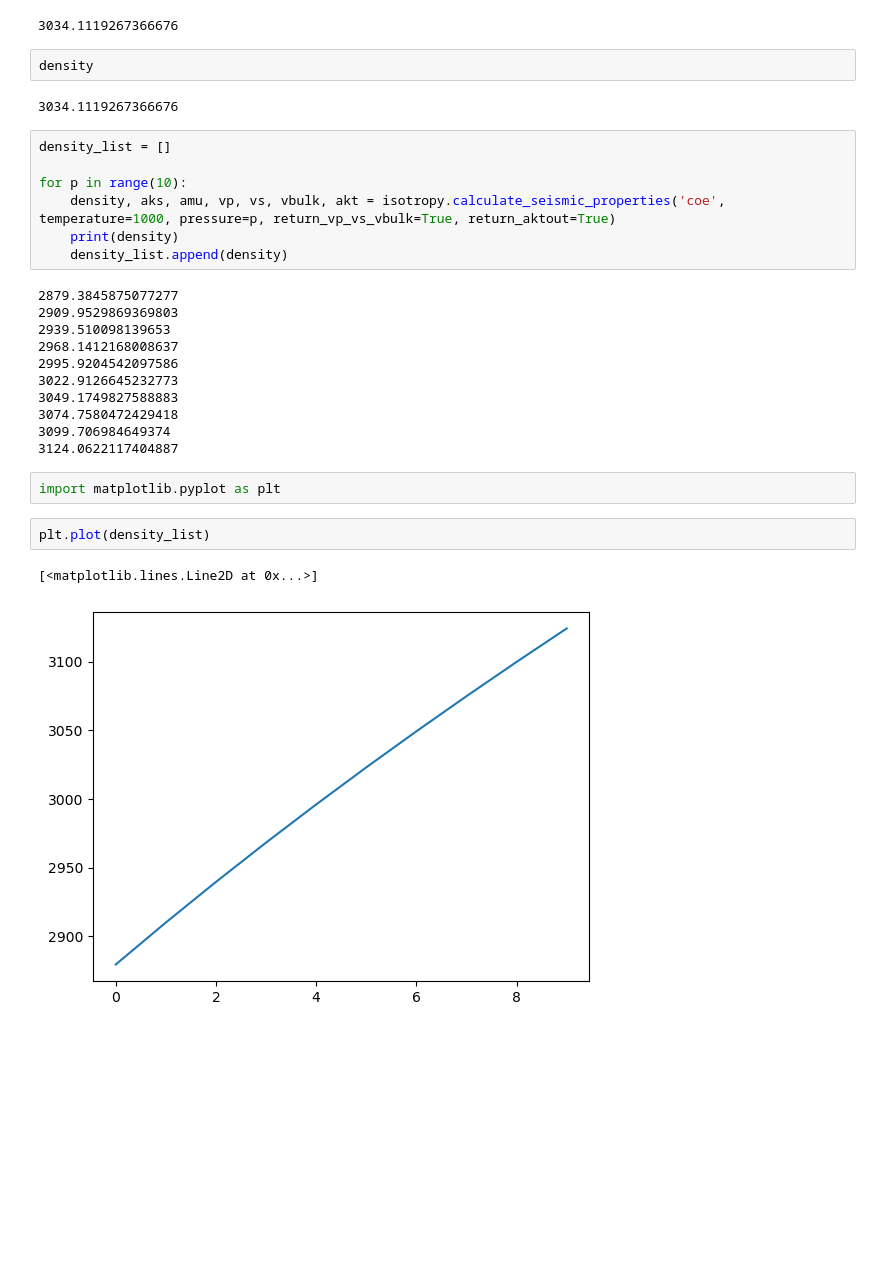
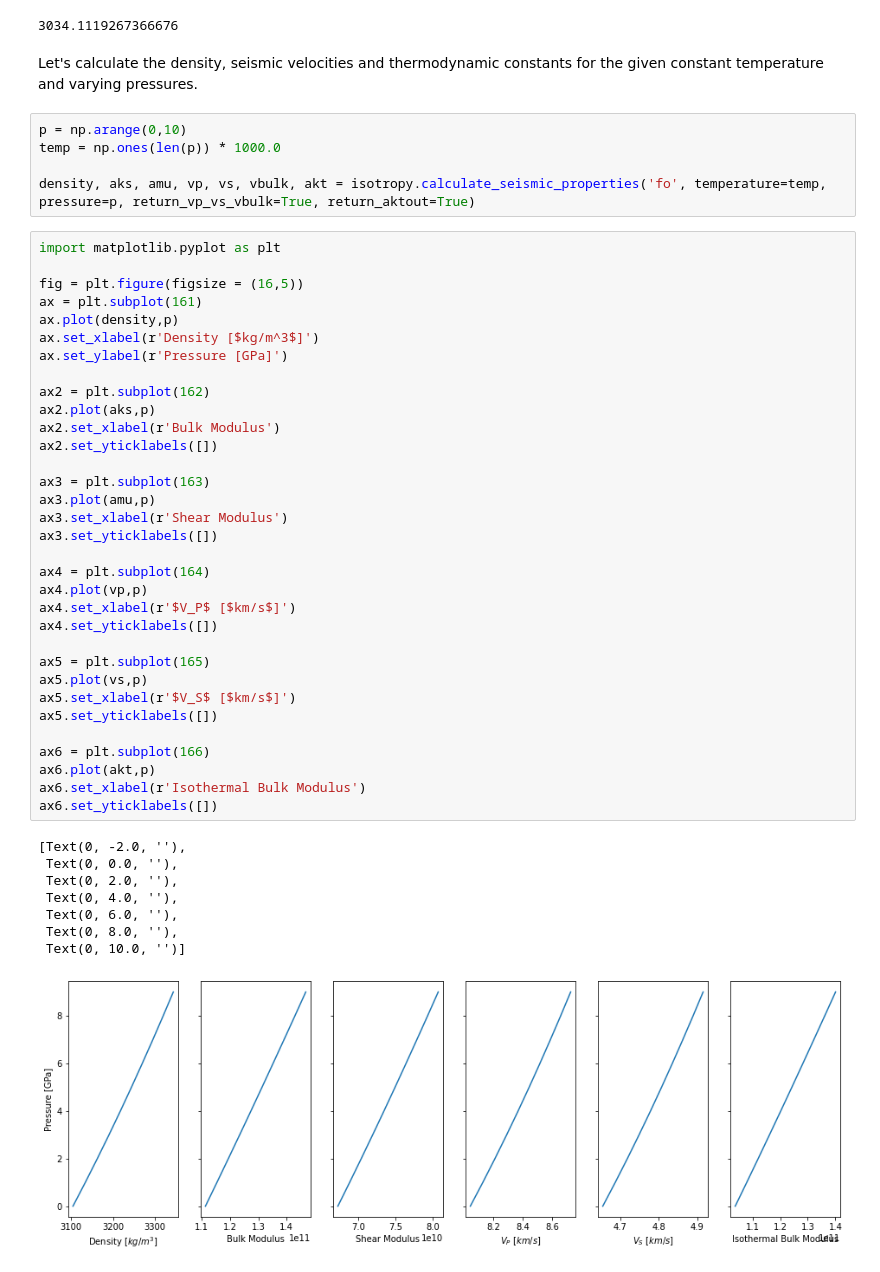
Before and after one commit to utpal-singh/SAnTex, a Jupyter notebook: notebooks/05-Isotropic Velocities.ipynb, the cells around one changed output. Saved outputs shown, nothing was run; the diff lists cells and outputs as text; blank space fills up the shorter version.

```diff
--- a/notebooks/05-Isotropic Velocities.ipynb
+++ b/notebooks/05-Isotropic Velocities.ipynb
@@ -124,32 +125,52 @@ akt
 density
 # %% [output]
 3034.1119267366676
-# %%
-density
-# %% [output]
-3034.1119267366676
+# %% [markdown]
+Let's calculate the density, seismic velocities and thermodynamic constants for the given constant temperature and varying pressures.
 # %%
-density_list = []
+p = np.arange(0,10)
+temp = np.ones(len(p)) * 1000.0
 
-for p in range(10):
-    density, aks, amu, vp, vs, vbulk, akt = isotropy.calculate_seismic_properties('coe', temperature=1000, pressure=p, return_vp_vs_vbulk=True, return_aktout=True)
-    print(density)
-    density_list.append(density)
+density, aks, amu, vp, vs, vbulk, akt = isotropy.calculate_seismic_properties('fo', temperature=temp, pressure=p, return_vp_vs_vbulk=True, return_aktout=True)
-# %% [output]
-2879.3845875077277
-2909.9529869369803
-2939.510098139653
-2968.1412168008637
-2995.9204542097586
-3022.9126645232773
-3049.1749827588883
-3074.7580472429418
-3099.706984649374
-3124.0622117404887
-# %%
-import matplotlib.pyplot as plt
 # %%
-plt.plot(density_list)
+import matplotlib.pyplot as plt
+
+fig = plt.figure(figsize = (16,5))
+ax = plt.subplot(161)
+ax.plot(density,p)
+ax.set_xlabel(r'Density [$kg/m^3$]')
+ax.set_ylabel(r'Pressure [GPa]')
+
+ax2 = plt.subplot(162)
+ax2.plot(aks,p)
+ax2.set_xlabel(r'Bulk Modulus')
+ax2.set_yticklabels([])
+
+ax3 = plt.subplot(163)
+ax3.plot(amu,p)
+ax3.set_xlabel(r'Shear Modulus')
+ax3.set_yticklabels([])
+
+ax4 = plt.subplot(164)
+ax4.plot(vp,p)
+ax4.set_xlabel(r'$V_P$ [$km/s$]')
+ax4.set_yticklabels([])
+
+ax5 = plt.subplot(165)
+ax5.plot(vs,p)
+ax5.set_xlabel(r'$V_S$ [$km/s$]')
+ax5.set_yticklabels([])
+
+ax6 = plt.subplot(166)
+ax6.plot(akt,p)
+ax6.set_xlabel(r'Isothermal Bulk Modulus')
+ax6.set_yticklabels([])
 # %% [output]
-[<matplotlib.lines.Line2D at 0x...>]
+[Text(0, -2.0, ''),
+ Text(0, 0.0, ''),
+ Text(0, 2.0, ''),
+ Text(0, 4.0, ''),
+ Text(0, 6.0, ''),
+ Text(0, 8.0, ''),
+ Text(0, 10.0, '')]
-[figure, old version]
+[figure, new version]
```
Also changed, not shown: parts of 7 cells of this notebook, 4 other files.
